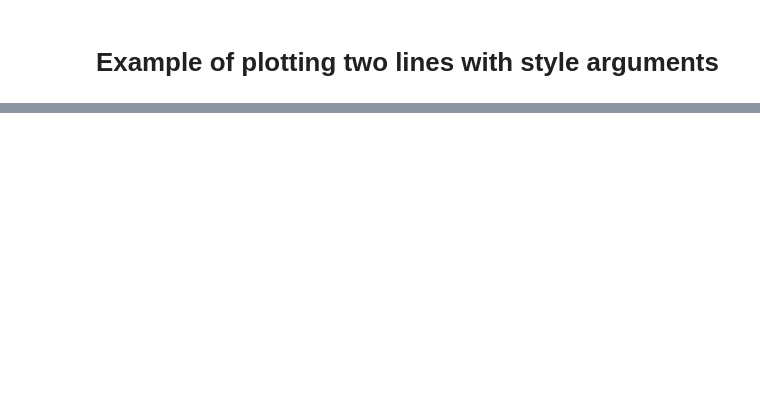
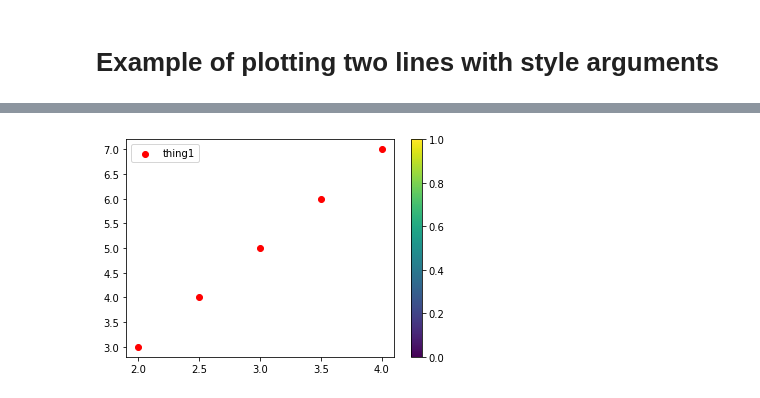
Before and after one commit to Coalemus/Python-Practice, a Jupyter notebook: .datascience/.Sololearn/basicplots.ipynb, the cells around one changed output, grey strips where cells are left out. Drawn from its saved outputs; the diff is of its cells as text; code cells hidden in the pictures; blank space fills up the shorter version.

```diff
--- a/.datascience/.Sololearn/basicplots.ipynb
+++ b/.datascience/.Sololearn/basicplots.ipynb
@@ -53,9 +59,18 @@ plt.show
 # %%
 import numpy as np
 import matplotlib.pyplot as plt
 
-x = np.linspace(0,10,1000)
-plt.plot(x, np.sin(x),'r--', label='sin(x)')
-plt.plot(x, np.cos(x),'k:', label='cos(x)')
+x = np.linspace(2,4,5)
+y = np.linspace(3,7,5)
+
+#x = np.random.RandomState(0)
+#y = np.random.RandomState(0)
+
+
+plt.scatter(x, y, marker='o', color='r', label='thing1')
+#plt.scatter(x, y, marker='o', color='b', label='thing2')
 plt.legend()
+plt.colorbar()
 plt.show()
+# %% [output]
+[figure, added]
```
Also changed, not shown: parts of 6 cells of this notebook.
